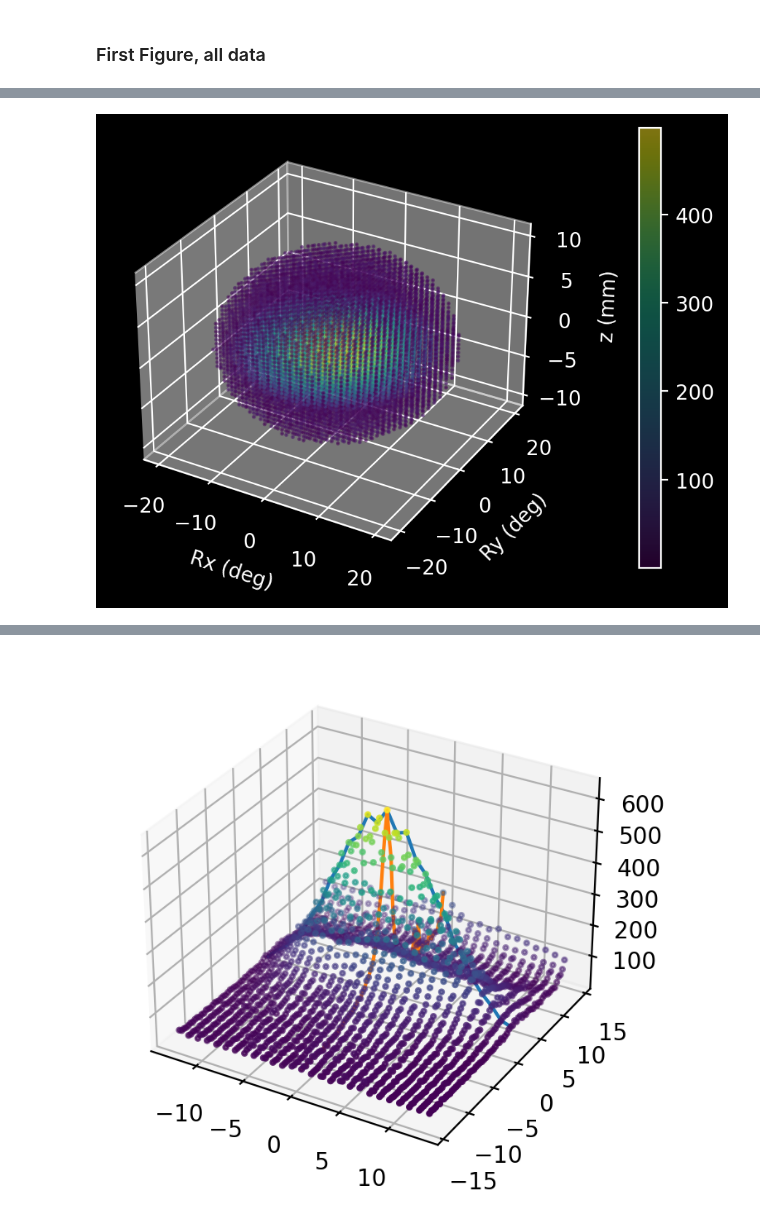
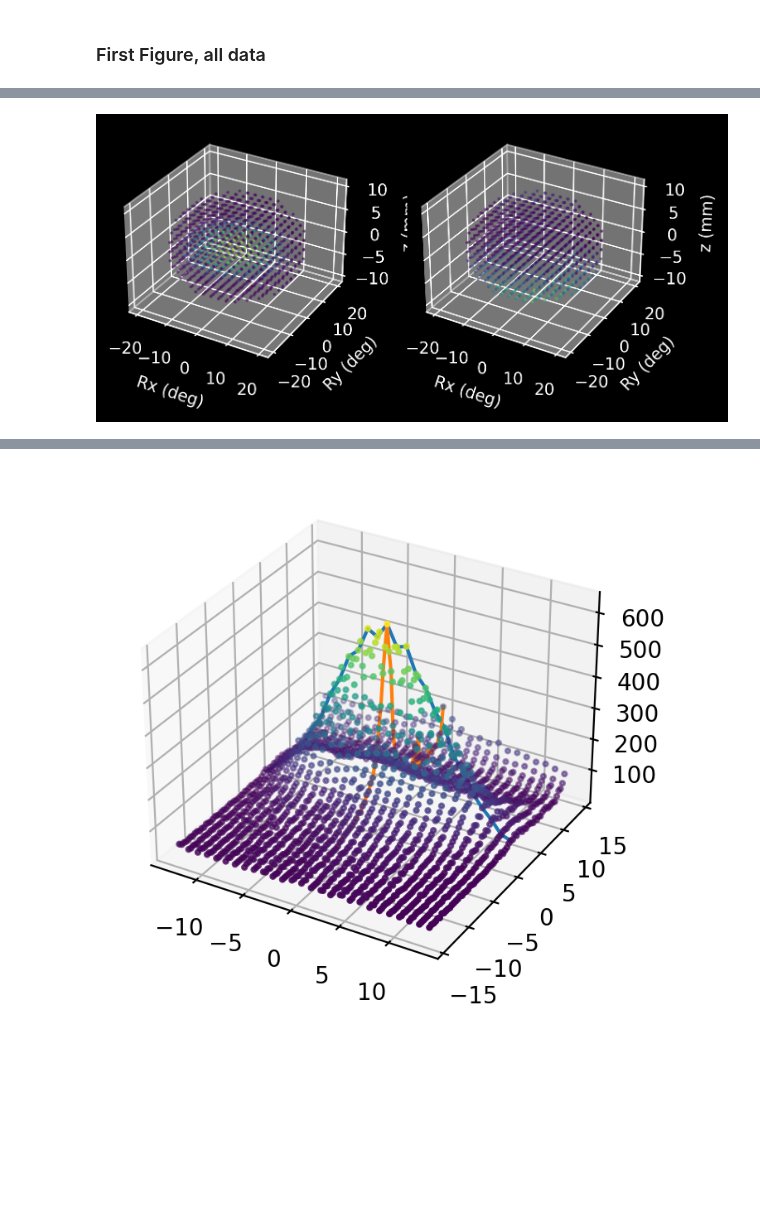
Before and after one commit to Benji-UW/COBOT-Transducer-Control-Code, a Jupyter notebook: Debugging Scripts/Fullscan_renders.ipynb, the cells around one changed output, grey strips where cells are left out. Cells and saved outputs as stored; diff of their text form; code cells hidden in the pictures; blank space fills up the shorter version.

```diff
--- a/Debugging Scripts/Fullscan_renders.ipynb
+++ b/Debugging Scripts/Fullscan_renders.ipynb
@@ -63,7 +63,7 @@ Debug mode prints more information to the notebook, save_figs outputs the releva
 # %%
 debug_mode = True
 save_figs = False
-file_no = 20
+file_no = 24
 plt.style.use("dark_background")
 # plt.style.use("default")
 
@@ -90,9 +90,15 @@ with open(path, 'r') as infile:
 print(json_data.keys())
 
 r_o_m = json_data["range of motion"]
-# resolution = json_data["resolution"]
+resolution = json_data["resolution"]
 points = json_data["points"]
 max_point = json_data["max_point"]
+
+if 'data_channels' in json_data.keys():
+    data_channels = json_data['data_channels']
+    data_labels = ['flatness', 'sharpness']
+else:
+    data_channels = 1
 
 if debug_mode:
     for i in json_data.keys():
@@ -119,11 +126,11 @@ active_ROM: ['Z', 'Rx', 'Ry']
 np_all = np.array(points)
 active_rom = json_data["active_ROM"]
 cols = active_rom.copy()
-cols.append("mag")
-# need to test my git profile
+for i in range(data_channels):
+    cols.append(data_labels[i])
 dat = pd.DataFrame(data = np_all, columns=cols)
 
-mp = dat.loc[dat['mag'].idxmax()]
+mp = dat.loc[dat[data_labels[0]].idxmax()]
 
 if debug_mode:
     print(mp)
@@ -145,42 +153,44 @@ Name: 3533, dtype: float64
 # %% [markdown]
 ### First Figure, all data
 # %%
-ax = plt.axes(projection='3d')
+fig = plt.figure(dpi=250)
 
-med = np.median(dat['mag'])
-dat2 = dat[dat['mag'] > med*1.1]
+for i in range(data_channels):
+    ax = fig.add_subplot(1,data_channels,i+1,projection='3d')
+    # ax = plt.axes(projection='3d')
+    data_col = data_labels[i]
 
-print(med)
-print(dat2.size)
-print(dat.size)
+    med = np.median(dat[data_col])
+    dat2 = dat[dat[data_col] > med*1.1]
 
+    print(med)
+    print(dat2.size)
+    print(dat.size)
 
-cmap = plt.cm.viridis # Choose colormap
-my_cmap = cmap(np.arange(cmap.N)) # Get the colormap colors
-my_cmap[:,-1] = np.linspace(0, 1, cmap.N)*0.8 # Set alpha
-my_cmap = ListedColormap(my_cmap) # Create new colormap
+    cmap = plt.cm.viridis # Choose colormap
+    my_cmap = cmap(np.arange(cmap.N)) # Get the colormap colors
+    my_cmap[:,-1] = np.linspace(0, 1, cmap.N)*0.8 # Set alpha
+    my_cmap = ListedColormap(my_cmap) # Create new colormap
 
+    # ax.scatter(dat2['Rx'], dat2['Ry'], dat2['Z'], c=dat2['mag'], cmap='viridis', alpha=0.1,s=1)
+    # ax.scatter(dat['Rx'], dat['Ry'], dat['Z'], c=dat['mag'], cmap=my_cmap,s=4)
+    ax.scatter(dat['Rx'], dat['Ry'], dat['Z'], c=dat[data_col], cmap='viridis',s=1,alpha=0.5)
 
-# fig = ax.scatter(dat2['Rx'], dat2['Ry'], dat2['Z'], c=dat2['mag'], cmap='viridis', alpha=0.1,s=1)
-# fig = ax.scatter(dat['Rx'], dat['Ry'], dat['Z'], c=dat['mag'], cmap=my_cmap,s=4)
-fig = ax.scatter(dat['Rx'], dat['Ry'], dat['Z'], c=dat['mag'], cmap='viridis',s=1,alpha=0.5)
+    ax.set_xlabel("Rx (deg)")
+    ax.set_ylabel("Ry (deg)")
+    ax.set_zlabel("z (mm)")
 
-ax.set_xlabel("Rx (deg)")
-ax.set_ylabel("Ry (deg)")
-ax.set_zlabel("z (mm)")
+    if save_figs:
+        plt.savefig("figures\\fullscan_render_test_%s.jpg" % file_no, dpi=400)
+    # plt.show()
 
-plt.colorbar(fig, pad=0.13)
-if save_figs:
-    plt.savefig("figures\\fullscan_render_test_%s.jpg" % file_no, dpi=400)
-plt.show()
+    if debug_mode:
+        print(f"Maximum magnitude:  {max(dat[data_col])}")
+        print(f"Minimum magnitude: {min(dat[data_col])}")
+        print(f"Median magnitude: {med}")
+        print(max(dat[data_col]))
 
-if debug_mode:
-    print(f"Maximum magnitude:  {max(dat['mag'])}")
-    print(f"Minimum magnitude: {min(dat['mag'])}")
-    print(f"Median magnitude: {med}")
-    print(max(dat['mag']))
-
-    # print((min(dat2['Rx']),max(dat2['Rx'])))
-    # print((min(dat2['Ry']),max(dat2['Ry'])))
-    # print((min(dat2['Z']),max(dat2['Z'])))
+        # print((min(dat2['Rx']),max(dat2['Rx'])))
+        # print((min(dat2['Ry']),max(dat2['Ry'])))
+        # print((min(dat2['Z']),max(dat2['Z'])))
 # %% [output]
@@ -190 +211 @@ if debug_mode:
-[figure, old version]
+[figure, new version]
```
Also changed, not shown: parts of 8 cells of this notebook, 6 other files.
